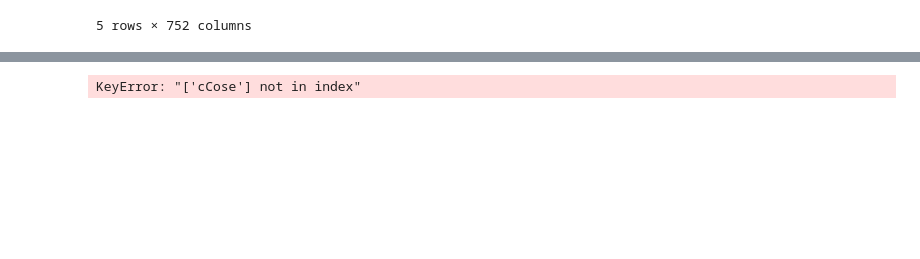
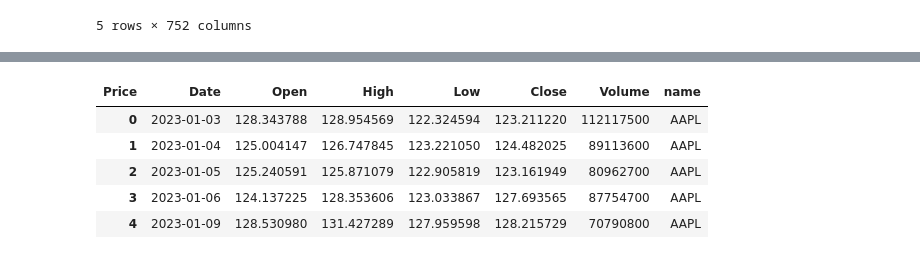
Before and after one commit to ShearStress021/simpleProjects, a Jupyter notebook: machine_learning/4260/Untitled1.ipynb, the cells around one changed output, grey strips where cells are left out. Saved outputs shown, nothing was run; the diff lists cells and outputs as text; code cells hidden in the pictures; blank space fills up the shorter version.

```diff
--- a/machine_learning/4260/Untitled1.ipynb
+++ b/machine_learning/4260/Untitled1.ipynb
@@ -168,7 +168,12 @@ df
 | 751 | 2025-12-31 | 271.859985 | 273.679993 | 271.750000 | 273.059998 | 27293600 | AAPL |
 752 rows × 7 columns
 # %%
-df = df[["Date", "Open", "High", "Low", "cCose", "Volume", "name"]]
+df = df[["Date", "Open", "High", "Low", "Close", "Volume", "name"]]
 df.head()
 # %% [output]
-KeyError: "['cCose'] not in index"
+| Price | Date | Open | High | Low | Close | Volume | name |
+| 0 | 2023-01-03 | 128.343788 | 128.954569 | 122.324594 | 123.211220 | 112117500 | AAPL |
+| 1 | 2023-01-04 | 125.004147 | 126.747845 | 123.221050 | 124.482025 | 89113600 | AAPL |
+| 2 | 2023-01-05 | 125.240591 | 125.871079 | 122.905819 | 123.161949 | 80962700 | AAPL |
+| 3 | 2023-01-06 | 124.137225 | 128.353606 | 123.033867 | 127.693565 | 87754700 | AAPL |
+| 4 | 2023-01-09 | 128.530980 | 131.427289 | 127.959598 | 128.215729 | 70790800 | AAPL |
```
Also changed, not shown: parts of 20 cells of this notebook, 7 other files.
